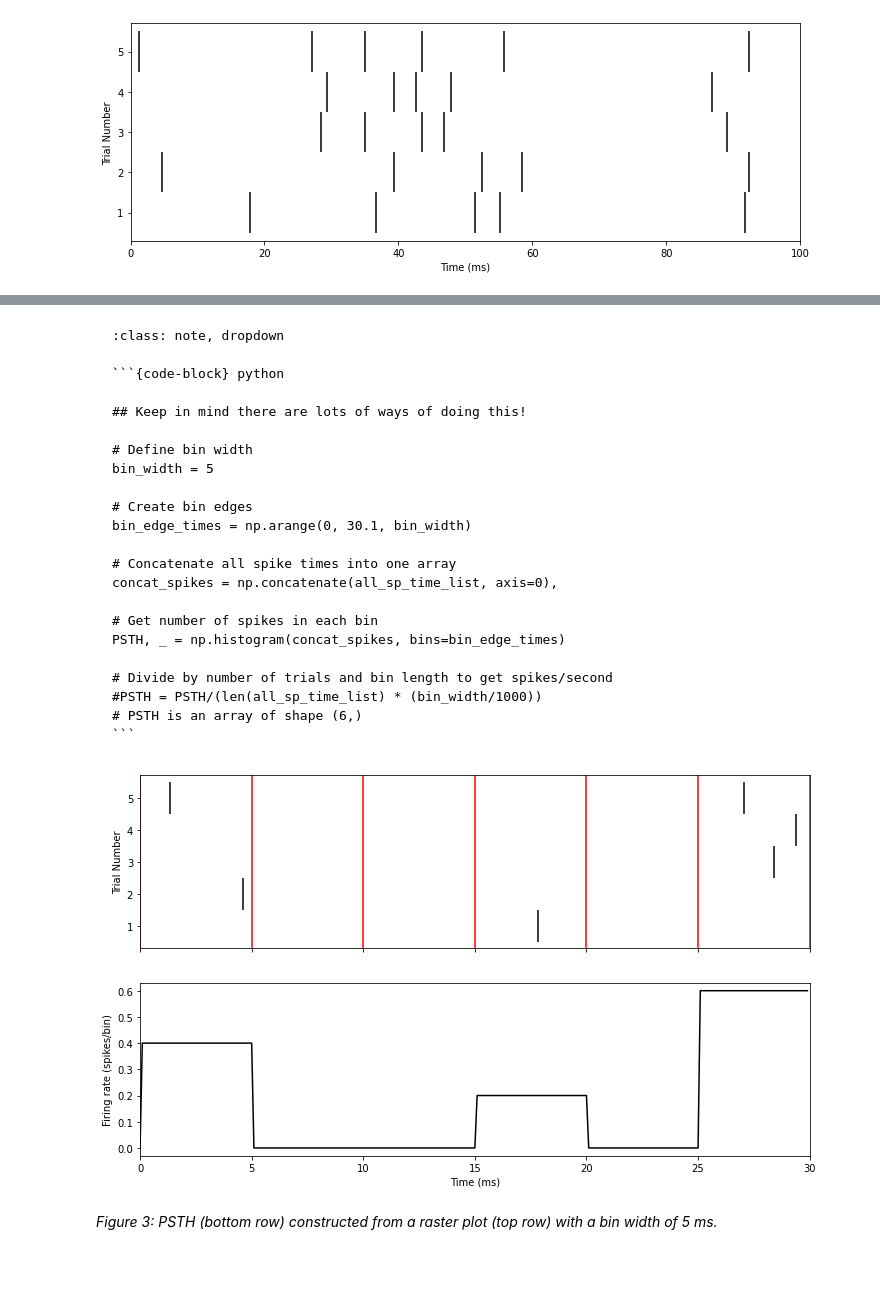
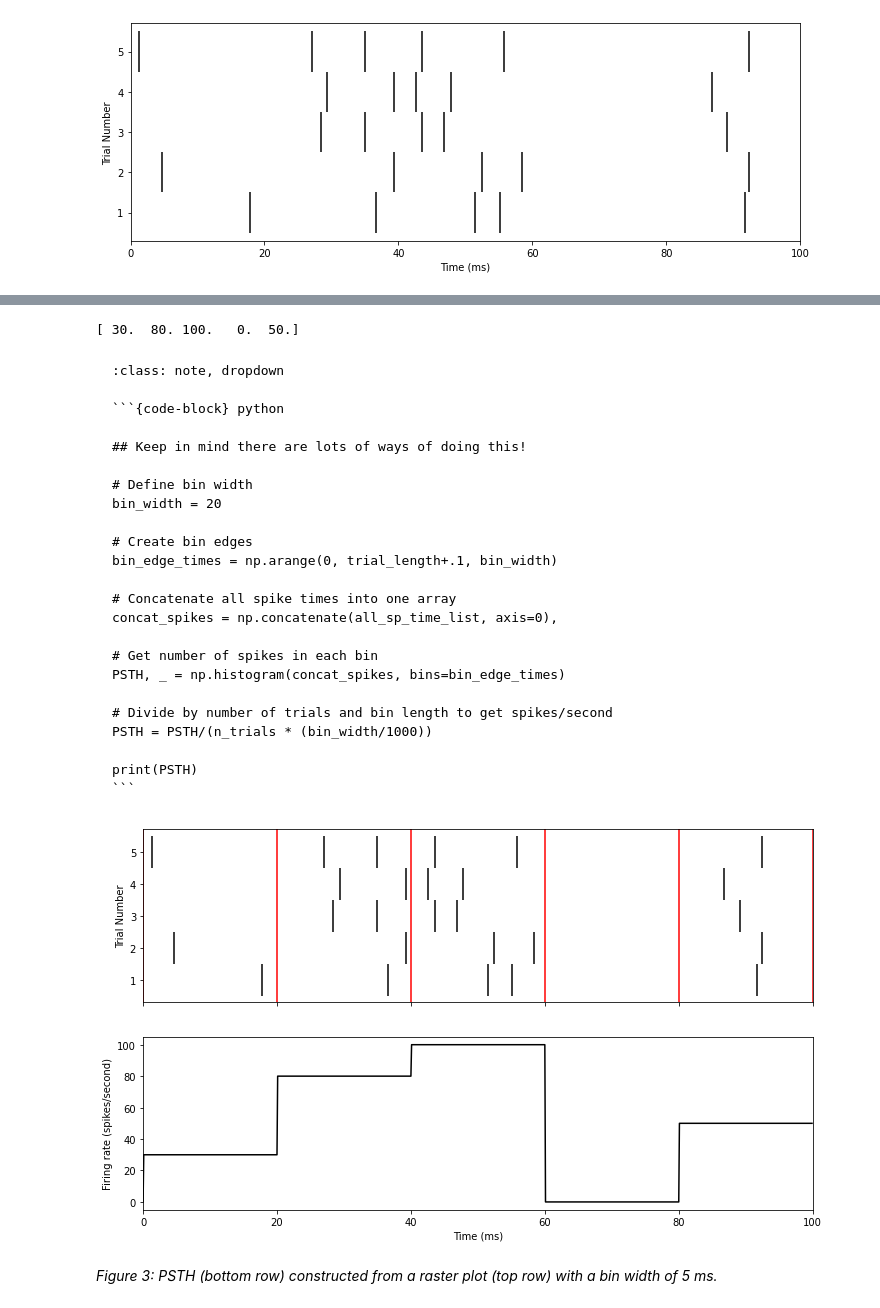
Before and after one commit to ebatty/EncodingDecodingNotes, a Jupyter notebook: _sources/Notes/01_VisualizingNeuralResponses.ipynb, the cells around one changed output, grey strips where cells are left out. Saved outputs shown, nothing was run; the diff lists cells and outputs as text; code cells hidden in the pictures; blank space fills up the shorter version.

`````diff
--- a/_sources/Notes/01_VisualizingNeuralResponses.ipynb
+++ b/_sources/Notes/01_VisualizingNeuralResponses.ipynb
@@ -58,6 +60,9 @@ Instead of the raster showing one neuron over multiple trials, it can display a
 
 From the raster in Figure 2, you can conclude that the neurons in the population are synchronized: there are periods of time when all neurons are spiking (indicated by red arrows), and periods of time when all neurons are silent.
 # %%
+n_trials = 5
+trial_length = 100 # ms
+
 # Set up spike time data
 all_sp_time_list = [np.array([17.82, 36.63, 51.48, 55.11, 91.74]),
                     np.array([ 4.62, 39.27, 52.47, 58.41, 92.4]),
@@ -72,7 +77,7 @@ ax.eventplot(all_sp_time_list, colors = 'black')
 # Label x and y axes (with units!)
 ax.set(xlabel = 'Time (ms)',
        ylabel = 'Trial Number',
-       xlim = [0, 100],
+       xlim = [0, trial_length],
        ylim = [-.7, 4.7],
        yticks = [0, 1, 2, 3, 4],
        yticklabels = [1, 2, 3, 4, 5]);
@@ -127,10 +165,10 @@ See Figure 3 for an example of the construction of a PSTH from 5 trials of neura
 ## Keep in mind there are lots of ways of doing this!
 
 # Define bin width
-bin_width = 5
+bin_width = 20
 
 # Create bin edges
-bin_edge_times = np.arange(0, 30.1, bin_width)
+bin_edge_times = np.arange(0, trial_length+.1, bin_width)
 
 # Concatenate all spike times into one array
 concat_spikes = np.concatenate(all_sp_time_list, axis=0),
@@ -139,10 +177,13 @@ concat_spikes = np.concatenate(all_sp_time_list, axis=0),
 PSTH, _ = np.histogram(concat_spikes, bins=bin_edge_times)
 
 # Divide by number of trials and bin length to get spikes/second
-#PSTH = PSTH/(len(all_sp_time_list) * (bin_width/1000))
-# PSTH is an array of shape (6,)
+PSTH = PSTH/(n_trials * (bin_width/1000))
+
+print(PSTH)
+# %% [output]
+[ 30.  80. 100.   0.  50.]
 # %% [markdown]
-````{admonition} **Advanced Coding Challenge!** Using the data in all_sp_time_list (defined above), compute the PSTH for a bin size of 5 ms. Make PSTH an array of shape (n_bins, ), where each element is the firing rate in terms of spikes/second for that bin.
+````{admonition} **Advanced Coding Challenge!** Using the data in all_sp_time_list (defined above), compute the PSTH for a bin size of 20 ms. Make PSTH an array of shape (n_bins, ), where each element is the firing rate in terms of spikes/second for that bin.
 :class: note, dropdown
 
 ```{code-block} python
@@ -150,10 +191,10 @@ PSTH, _ = np.histogram(concat_spikes, bins=bin_edge_times)
 ## Keep in mind there are lots of ways of doing this!
 
 # Define bin width
-bin_width = 5
+bin_width = 20
 
 # Create bin edges
-bin_edge_times = np.arange(0, 30.1, bin_width)
+bin_edge_times = np.arange(0, trial_length+.1, bin_width)
 
 # Concatenate all spike times into one array
 concat_spikes = np.concatenate(all_sp_time_list, axis=0),
@@ -162,48 +203,59 @@ concat_spikes = np.concatenate(all_sp_time_list, axis=0),
 PSTH, _ = np.histogram(concat_spikes, bins=bin_edge_times)
 
 # Divide by number of trials and bin length to get spikes/second
-#PSTH = PSTH/(len(all_sp_time_list) * (bin_width/1000))
-# PSTH is an array of shape (6,)
+PSTH = PSTH/(n_trials * (bin_width/1000))
+
+print(PSTH)
 ```
 ````
 # %%
 # @markdown
 
-def plot_raster_and_PSTH(all_sp_time_list, bin_edge_times, binned_spikes):
+def plot_raster_and_PSTH(all_sp_time_list, bin_edge_times, PSTH):
   fig, axes = plt.subplots(2, 1, figsize=(12, 7), sharex=True)
 
   # Make raster of this data
   axes[0].eventplot(all_sp_time_list, colors = 'black')
   axes[0].set(ylabel = 'Trial Number',
-        xlim = [0, 30],
+        xlim = [0, trial_length],
         ylim = [-.7, 4.7],
         yticks = [0, 1, 2, 3, 4],
         yticklabels = [1, 2, 3, 4, 5]);
 
   # Plot bin vertical lines
   for bin_time in bin_edge_times:
     axes[0].plot([bin_time, bin_time], [-.7, 4.7], 'r')
 
   # Plot PSTH
-  x_vals = np.arange(0, 30, .1)
+  x_vals = np.arange(0, trial_length, .1)
   y_vals = np.zeros((len(x_vals)))
   for i_bin in range(len(bin_edge_times) - 1):
-    y_vals[(x_vals > bin_edge_times[i_bin]) & (x_vals <= bin_edge_times[i_bin + 1])] = binned_spikes[i_bin] / 5
+    y_vals[(x_vals > bin_edge_times[i_bin]) & (x_vals <= bin_edge_times[i_bin + 1])] = PSTH[i_bin]
 
   axes[1].plot(x_vals, y_vals,  'k');
   axes[1].set(xlabel = 'Time (ms)',
-              ylabel = 'Firing rate (spikes/bin)');
+              ylabel = 'Firing rate (spikes/second)');
 
 
-# Compute PSTH
-bin_width = 5
-bin_edge_times = np.arange(0, 30.1, bin_width)
-binned_spikes, _ = np.histogram(np.concatenate(all_sp_time_list, axis=0), bins = bin_edge_times)
+# Define bin width
+bin_width = 20
+
+# Create bin edges
+bin_edge_times = np.arange(0, trial_length+.1, bin_width)
+
+# Concatenate all spike times into one array
+concat_spikes = np.concatenate(all_sp_time_list, axis=0),
+
+# Get number of spikes in each bin
+PSTH, _ = np.histogram(concat_spikes, bins=bin_edge_times)
+
+# Divide by number of trials and bin length to get spikes/second
+PSTH = PSTH/(n_trials * (bin_width/1000))
 
 # Visualize
-plot_raster_and_PSTH(all_sp_time_list, bin_edge_times, binned_spikes)
+plot_raster_and_PSTH(all_sp_time_list, bin_edge_times, PSTH)
 # %% [output]
-[figure, old version]
+[figure, new version]
 # %% [markdown]
 *Figure 3: PSTH (bottom row) constructed from a raster plot (top row) with a bin width of 5 ms.*
 # %% [markdown]
`````
Also changed, not shown: parts of 6 cells of this notebook, 9 other files.
